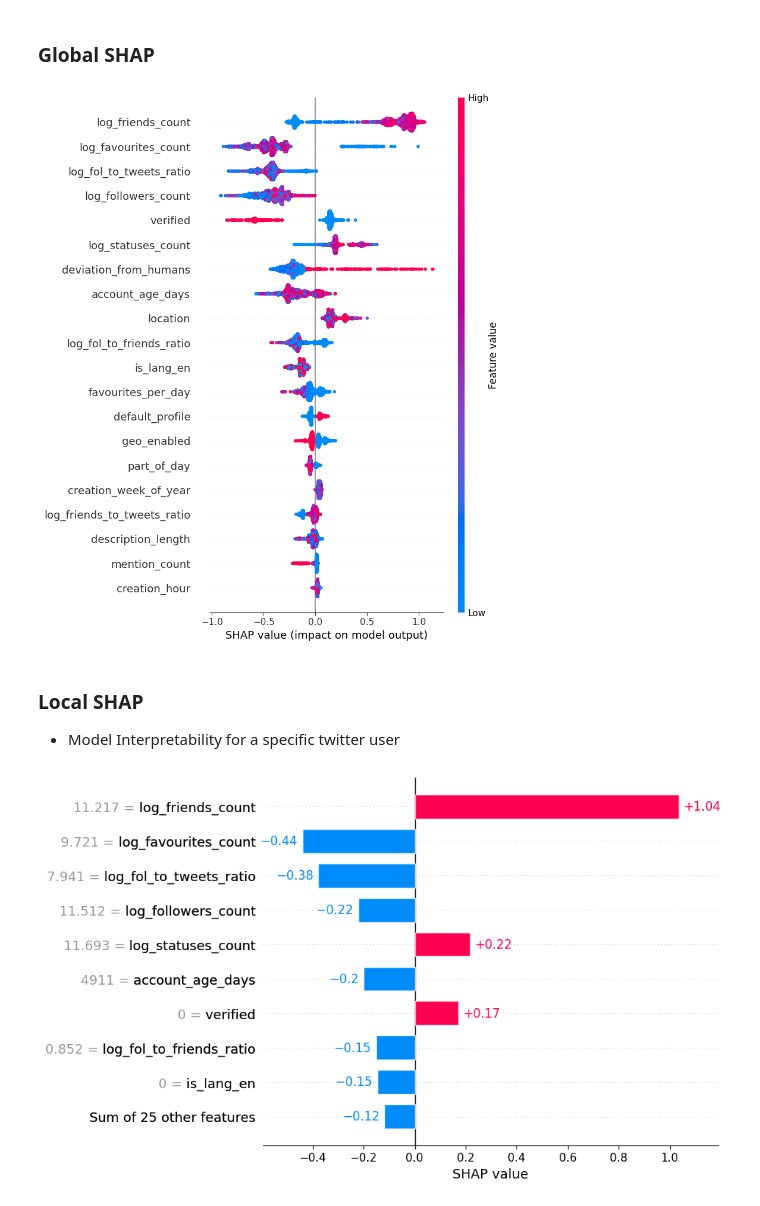
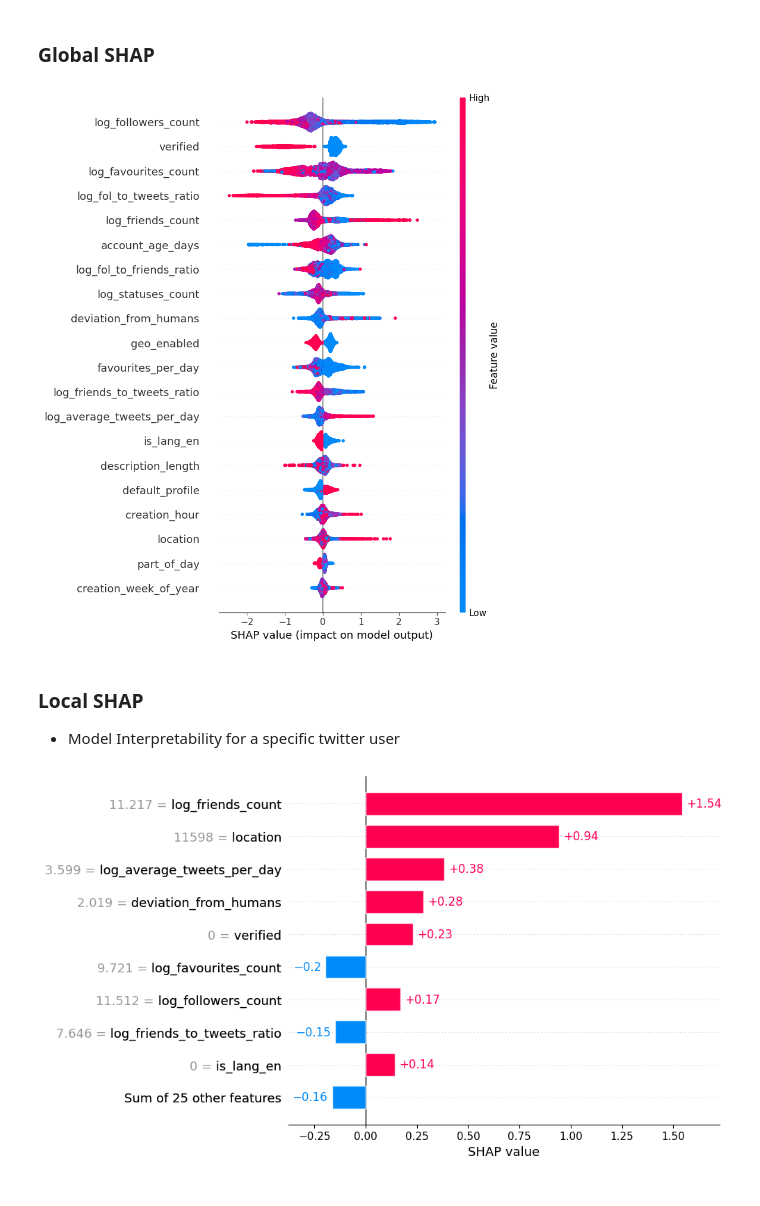
Before and after one commit to wennwei/bt4222, a Jupyter notebook: 5_shap.ipynb, the cells around one changed output. Drawn from its saved outputs; the diff is of its cells as text; code cells hidden in the pictures.

Commit message:
updated deviation from human feature and reran models

```diff
--- a/5_shap.ipynb
+++ b/5_shap.ipynb
@@ -34,19 +34,19 @@ SHAP provides insight into the contribution of each feature to the model’s out
 # %%
 
 # Load the model from the pickle file
-loaded_model = load_model('output_files/{0}_best_model.pkl'.format('xgb')) # change model type here
+loaded_model = load_model('output_files/{0}_best_model.pkl'.format('lgbm')) # change model type here
 
 # Assuming you have your data prepared
 explainer = shap.Explainer(loaded_model)
 test = df[df['X_fold'] == 'test']
 X_test = test[features]
 y_test = test[target]
 shap_values = explainer(X_test)
 
 # Visualize the SHAP values
 shap.summary_plot(shap_values, X_test)
 # %% [output]
-[figure, old version]
+[figure, new version]
 # %% [markdown]
 ### Local SHAP
 
@@ -54,4 +54,4 @@ shap.summary_plot(shap_values, X_test)
 # %%
 shap.plots.bar(shap_values[0])
 # %% [output]
-[figure, old version]
+[figure, new version]
```
Also changed, not shown: 11 other files.
